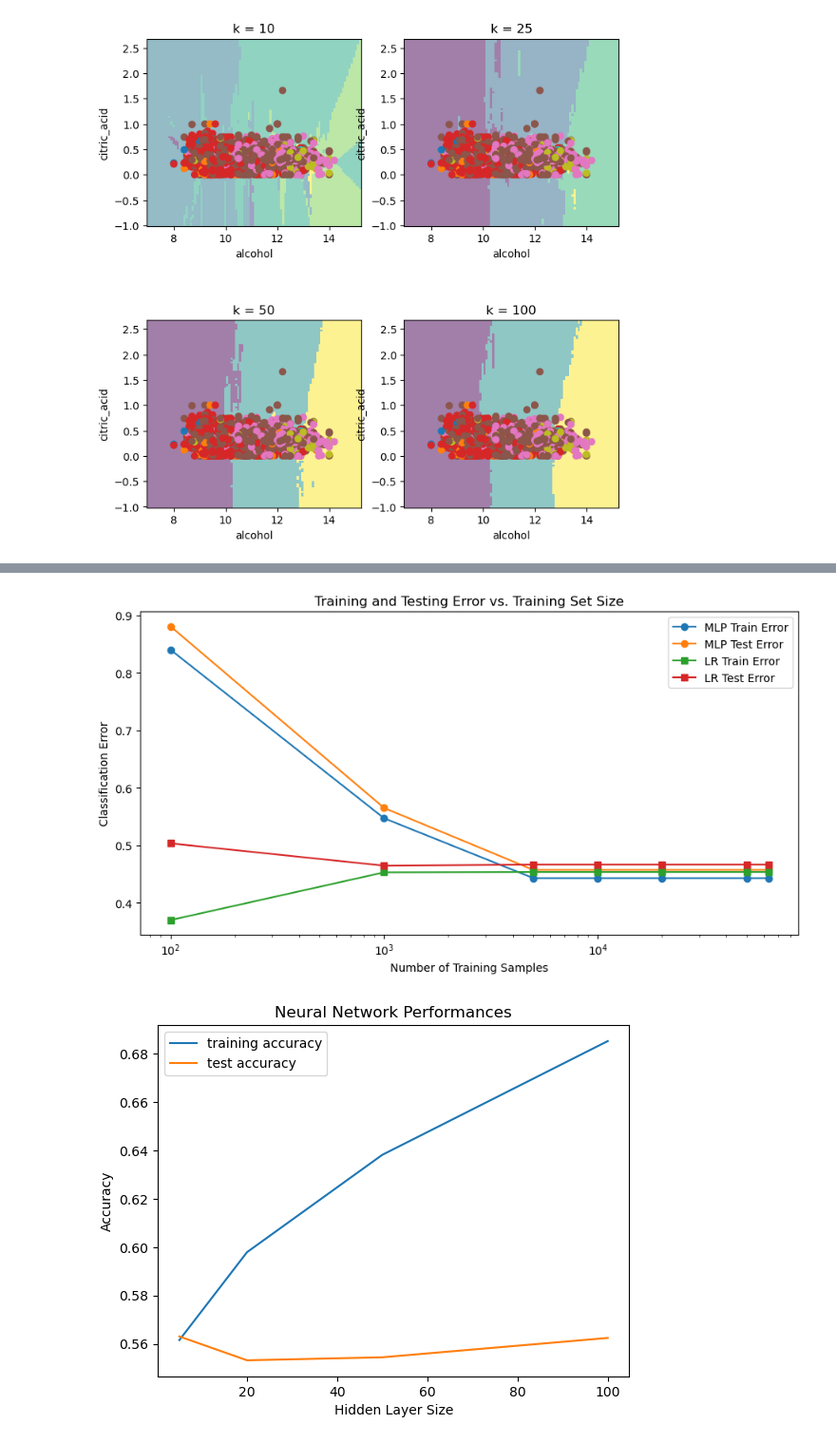
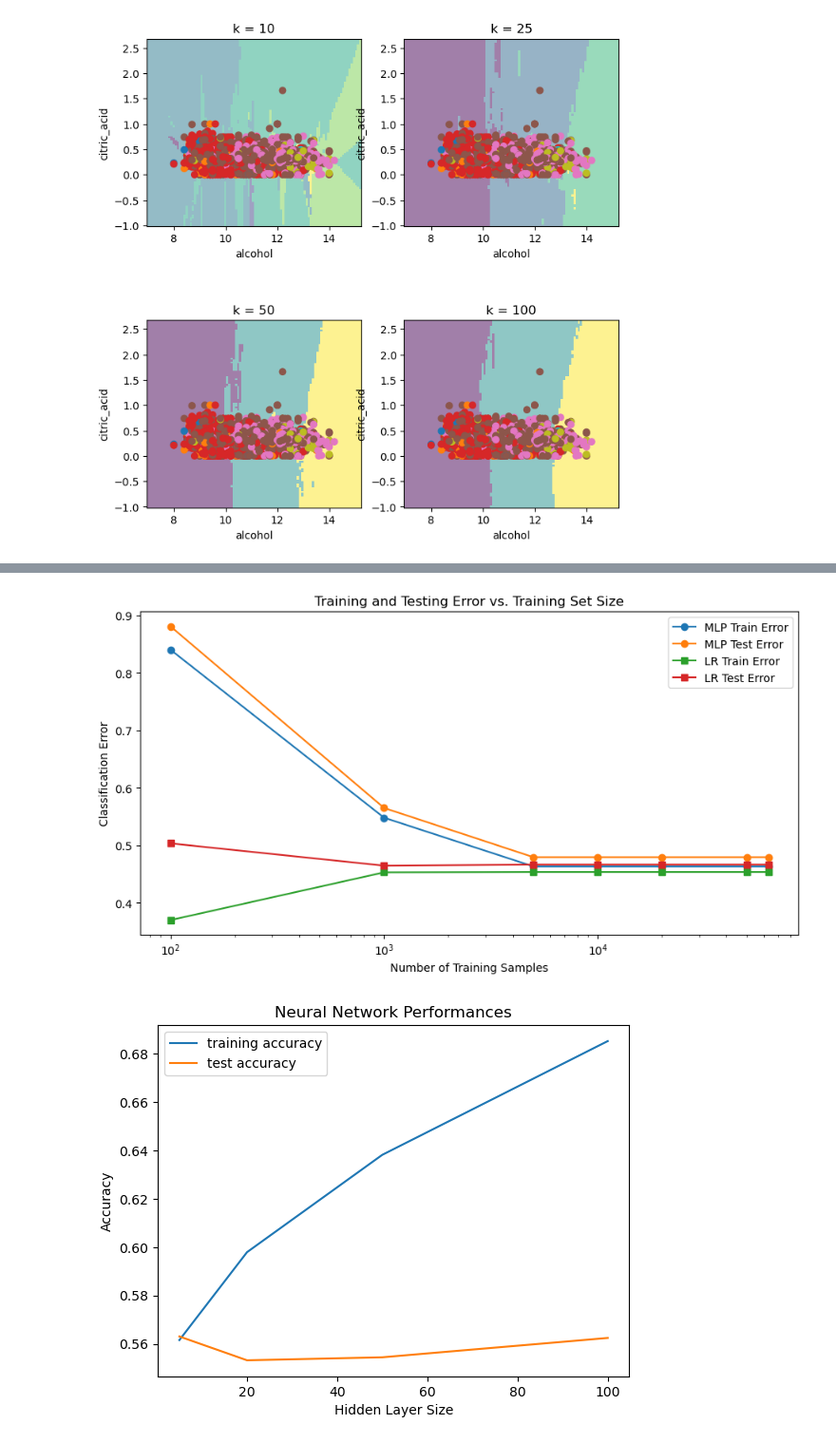
Before and after one commit to mxxntiny/ML_winter26, a Jupyter notebook: ML_project.ipynb, the cells around one changed output, grey strips where cells are left out. Shown at 95% size. Cells and saved outputs as stored; diff of their text form; code cells hidden in the pictures.

Commit message:
removed batch size

```diff
--- a/ML_project.ipynb
+++ b/ML_project.ipynb
@@ -150,36 +150,36 @@ mlp_test_errors = []
 lr_train_errors = []
 lr_test_errors = []
 
 for i in n_tr_values:
     X_train_sub = X_tr[:i]
     y_train_sub = y_tr[:i]
 
     mlp = MLPClassifier(hidden_layer_sizes=(64,), activation='relu',
-                        solver='sgd', learning_rate_init=0.001,
-                        batch_size=256, max_iter=1000, early_stopping=True, random_state=seed)
+                        solver='sgd', learning_rate_init=0.001
+                        , max_iter=1000, early_stopping=True, random_state=seed)
     mlp.fit(X_train_sub, y_train_sub)
     mlp_train_errors.append(1 - mlp.score(X_train_sub, y_train_sub))
     mlp_test_errors.append(1 - mlp.score(X_te, y_te))
 
     lr = LogisticRegression(random_state=seed)
     lr.fit(X_train_sub, y_train_sub)
     lr_train_errors.append(1 - lr.score(X_train_sub, y_train_sub))
     lr_test_errors.append(1 - lr.score(X_te, y_te))
 
 plt.figure(figsize=(9, 5))
 plt.plot(n_tr_values, mlp_train_errors, marker='o', label='MLP Train Error')
 plt.plot(n_tr_values, mlp_test_errors, marker='o', label='MLP Test Error')
 plt.plot(n_tr_values, lr_train_errors, marker='s', label='LR Train Error')
 plt.plot(n_tr_values, lr_test_errors, marker='s', label='LR Test Error')
 plt.xscale('log')
 plt.xlabel('Number of Training Samples')
 plt.ylabel('Classification Error')
 plt.title('Training and Testing Error vs. Training Set Size')
 plt.legend()
 plt.tight_layout()
 plt.show()
 # %% [output]
-[figure, old version]
+[figure, new version]
 # %%
 # experiment w/hidden size sweep
 
```
Also changed, not shown: parts of 1 cell of this notebook.
